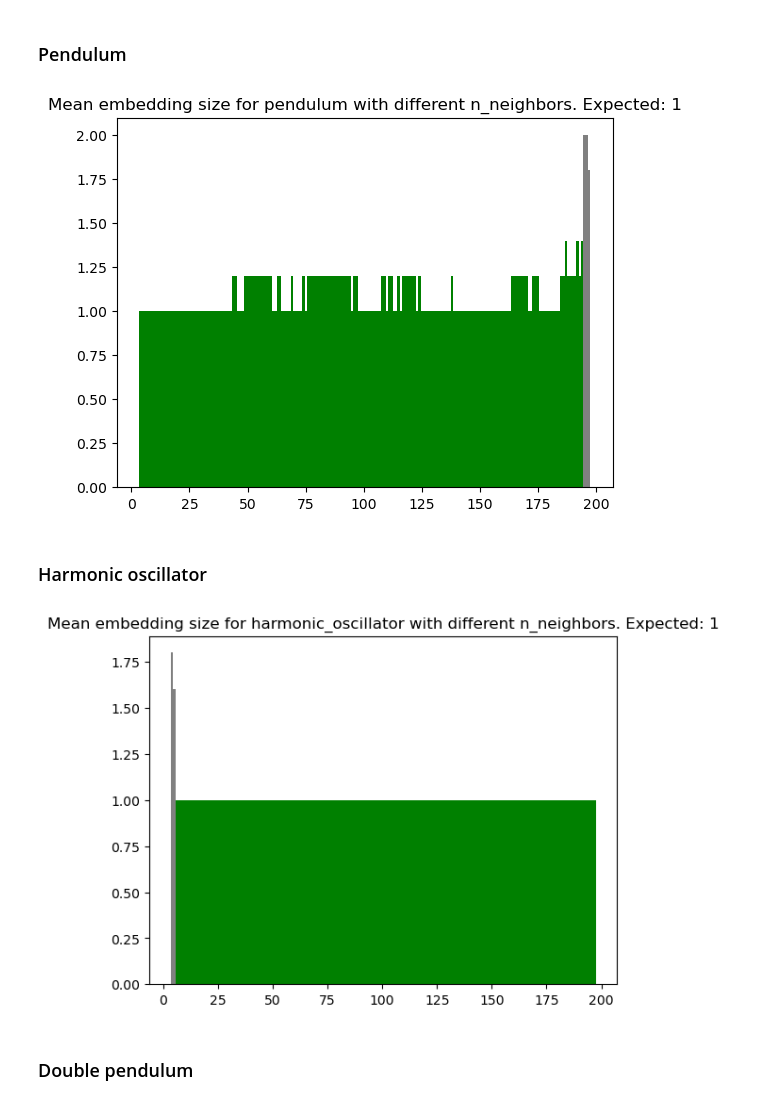
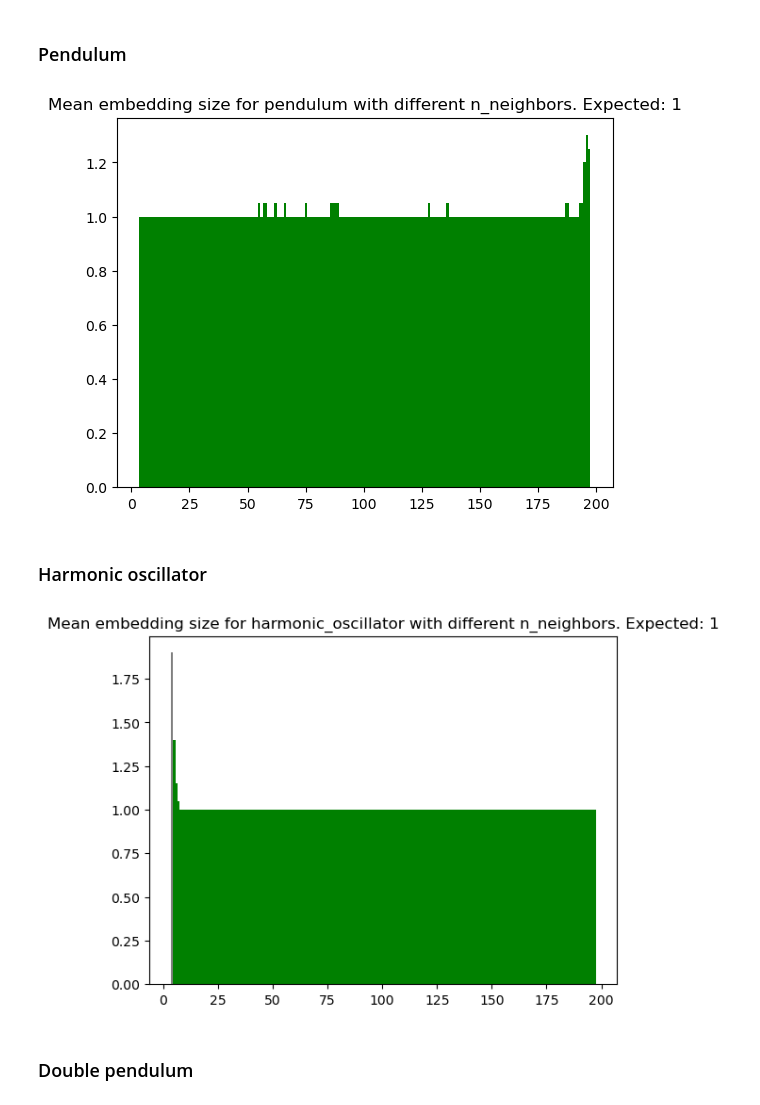
Before and after one commit to waleko/ai-prentice-conservation-laws, a Jupyter notebook: Replicating Soljacic.ipynb, the cells around one changed output. Drawn from its saved outputs; the diff is of its cells as text; code cells hidden in the pictures.

Commit message:
Increase batches size

```diff
--- a/Replicating Soljacic.ipynb
+++ b/Replicating Soljacic.ipynb
@@ -193,19 +225,19 @@ def try_n_neighbors_batched(Ws, expected_embed_size: int, experiment_name: str,
 # %% [markdown]
 ### Pendulum
 # %%
-data_p_batches = utils.batch_get_data("pendulum")
+data_p_batches = utils.batch_get_data("pendulum", n_batches=20)
 Ws_p = [utils.gen_dist_matrix(x) for x in data_p_batches]
 try_n_neighbors_batched(Ws_p, 1, "pendulum")
 # %% [output]
-[figure, old version]
+[figure, new version]
 # %% [markdown]
 ### Harmonic oscillator
 # %%
-data_h_batches = utils.batch_get_data("harmonic_oscillator")
+data_h_batches = utils.batch_get_data("harmonic_oscillator", n_batches=20)
 Ws_h = [utils.gen_dist_matrix(x) for x in data_h_batches]
 try_n_neighbors_batched(Ws_h, 1, "harmonic_oscillator")
 # %% [output]
-[figure, old version]
+[figure, new version]
 # %% [markdown]
 ### Double pendulum
 # %%
```
Also changed, not shown: parts of 29 cells of this notebook.
